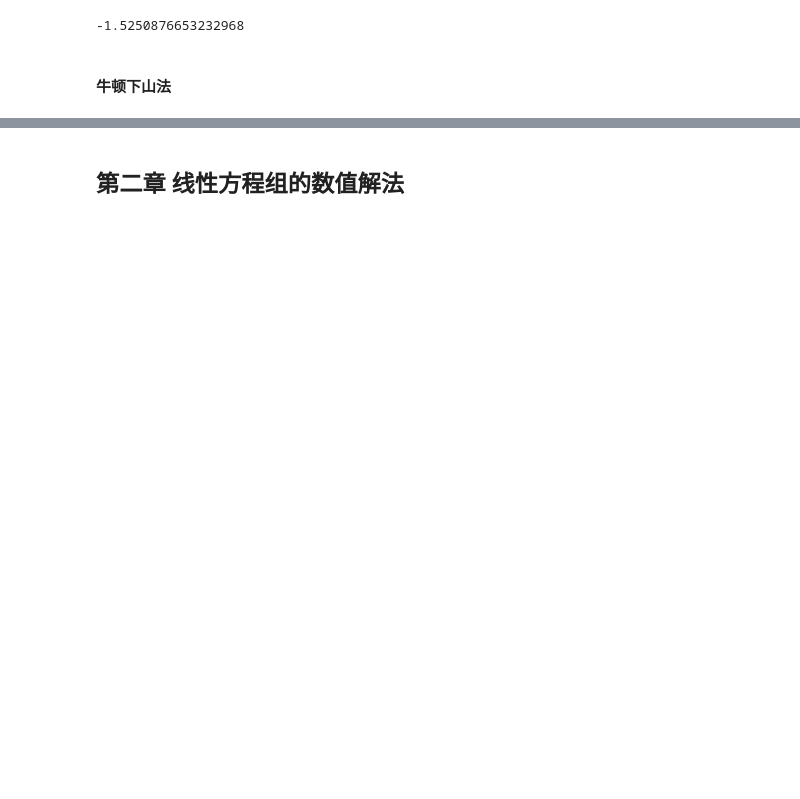
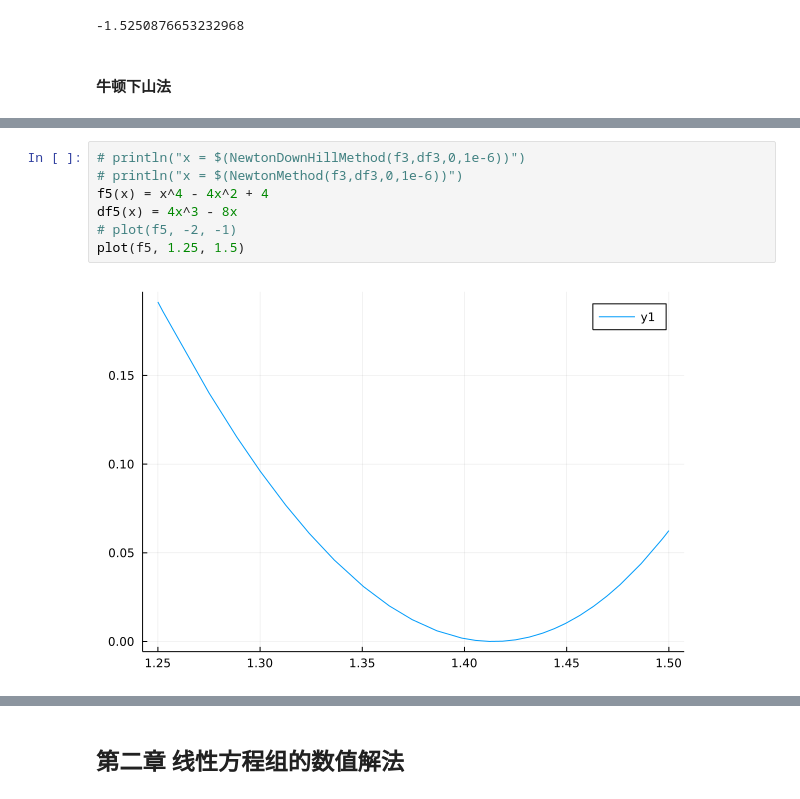
Before and after one commit to efJerryYang/computational-methods, a Jupyter notebook: numerical_analysis_note.ipynb, the cells around one changed output, grey strips where cells are left out. Saved outputs shown, nothing was run; the diff lists cells and outputs as text; blank space fills up the shorter version.

```diff
--- a/numerical_analysis_note.ipynb
+++ b/numerical_analysis_note.ipynb
@@ -251,0 +367,9 @@ NewtonDownHillMethod (generic function with 1 method)
+# %%
+# println("x = $(NewtonDownHillMethod(f3,df3,0,1e-6))")
+# println("x = $(NewtonMethod(f3,df3,0,1e-6))")
+f5(x) = x^4 - 4x^2 + 4
+df5(x) = 4x^3 - 8x
+# plot(f5, -2, -1)
+plot(f5, 1.25, 1.5)
+# %% [output]
+[figure, added]
```
Also changed, not shown: parts of 30 cells of this notebook.
